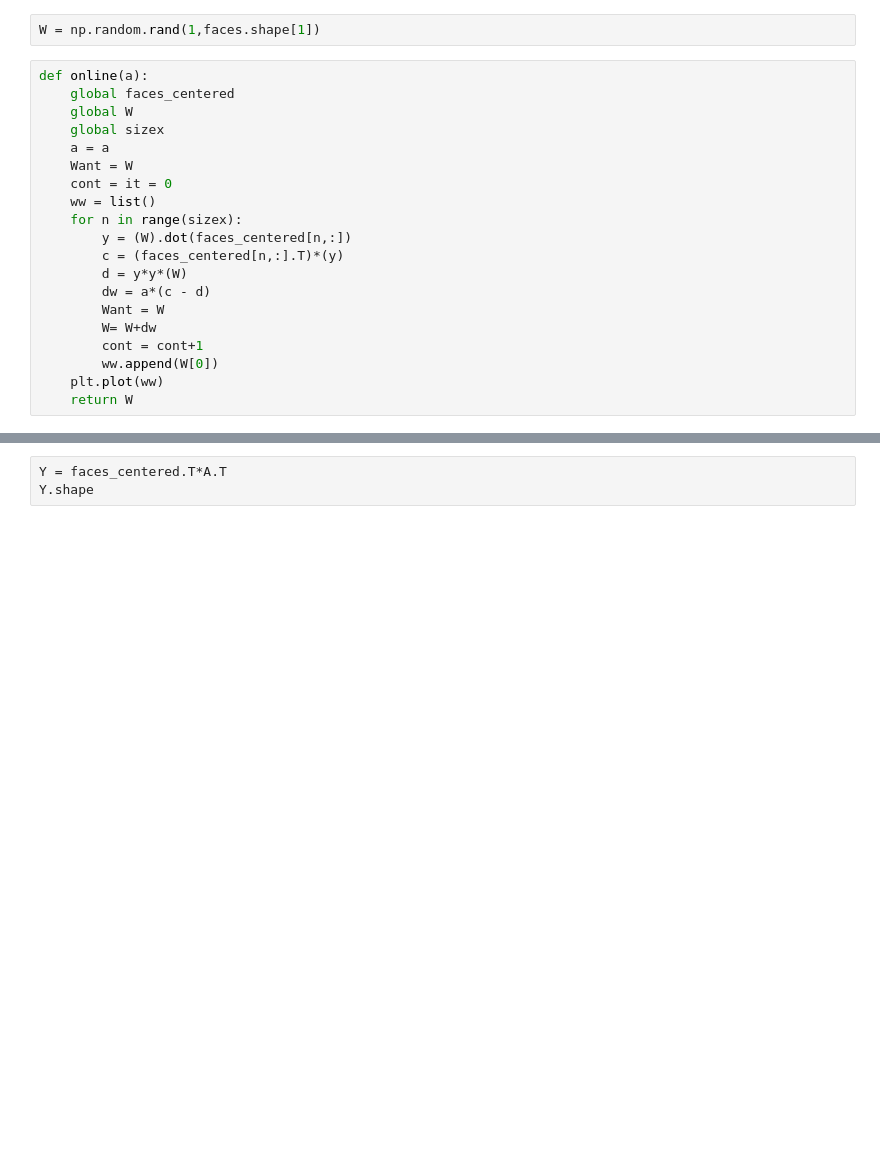
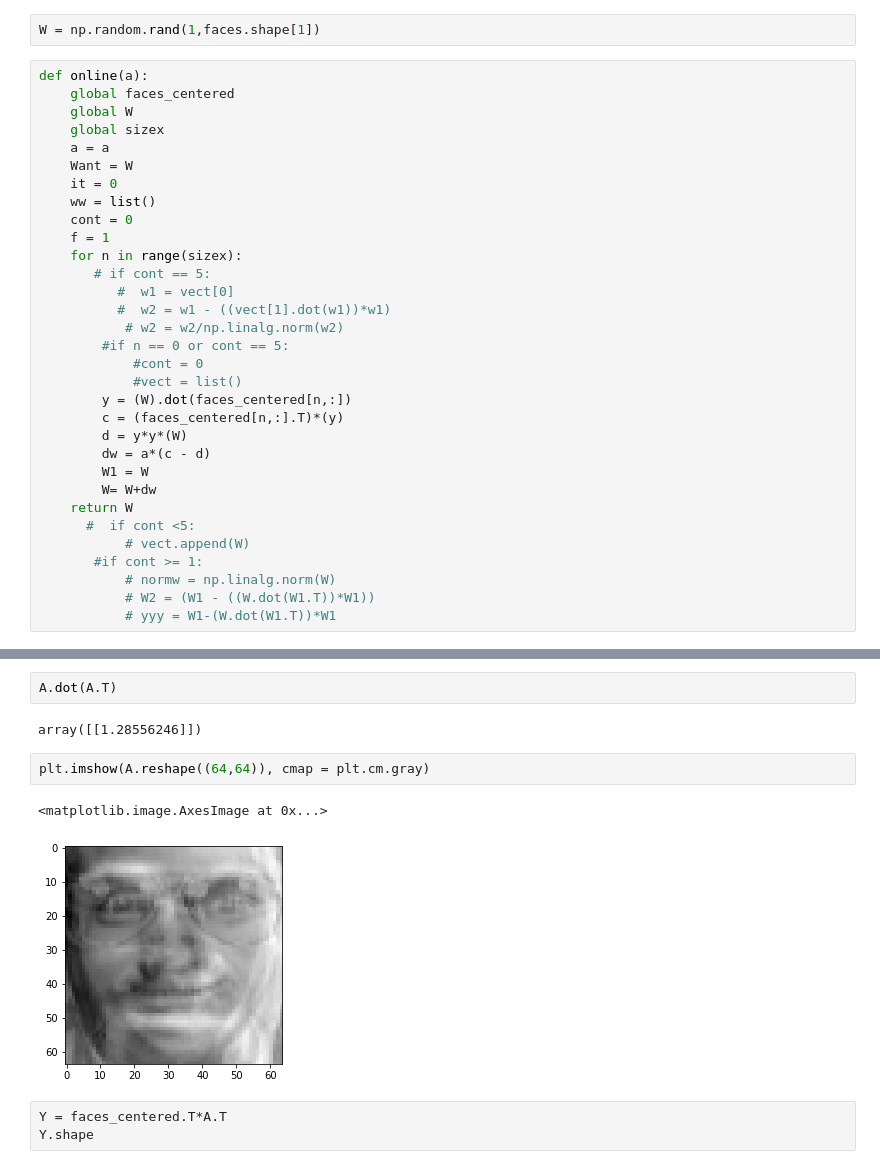
Before and after one commit to alezitus/AlePDPD, a Jupyter notebook: PCA-Olivetti.ipynb, the cells around one changed output, grey strips where cells are left out. Drawn from its saved outputs; the diff is of its cells as text; blank space fills up the shorter version.

```diff
--- a/PCA-Olivetti.ipynb
+++ b/PCA-Olivetti.ipynb
@@ -43,16 +45,28 @@ def online(a):
     global sizex
     a = a
     Want = W
-    cont = it = 0
+    it = 0
     ww = list()
+    cont = 0
+    f = 1
     for n in range(sizex):
+       # if cont == 5:
+          #  w1 = vect[0]
+          #  w2 = w1 - ((vect[1].dot(w1))*w1)
+           # w2 = w2/np.linalg.norm(w2)
+        #if n == 0 or cont == 5:
+            #cont = 0
+            #vect = list()
         y = (W).dot(faces_centered[n,:])
         c = (faces_centered[n,:].T)*(y)
         d = y*y*(W)
         dw = a*(c - d)
-        Want = W
+        W1 = W
         W= W+dw
-        cont = cont+1
-        ww.append(W[0])
-    plt.plot(ww)
     return W
+      #  if cont <5:
+           # vect.append(W)
+       #if cont >= 1:
+           # normw = np.linalg.norm(W)
+           # W2 = (W1 - ((W.dot(W1.T))*W1))
+           # yyy = W1-(W.dot(W1.T))*W1
@@ -66,3 +95,12 @@ array([[-0.02397171, -0.02548869, -0.02884628, ...,  0.00611743,
+# %%
+A.dot(A.T)
+# %% [output]
+array([[1.28556246]])
+# %%
+plt.imshow(A.reshape((64,64)), cmap = plt.cm.gray)
+# %% [output]
+<matplotlib.image.AxesImage at 0x...>
+[figure, added]
 # %%
 Y = faces_centered.T*A.T
 Y.shape
```
Also changed, not shown: parts of 13 cells of this notebook, 14 other files.
